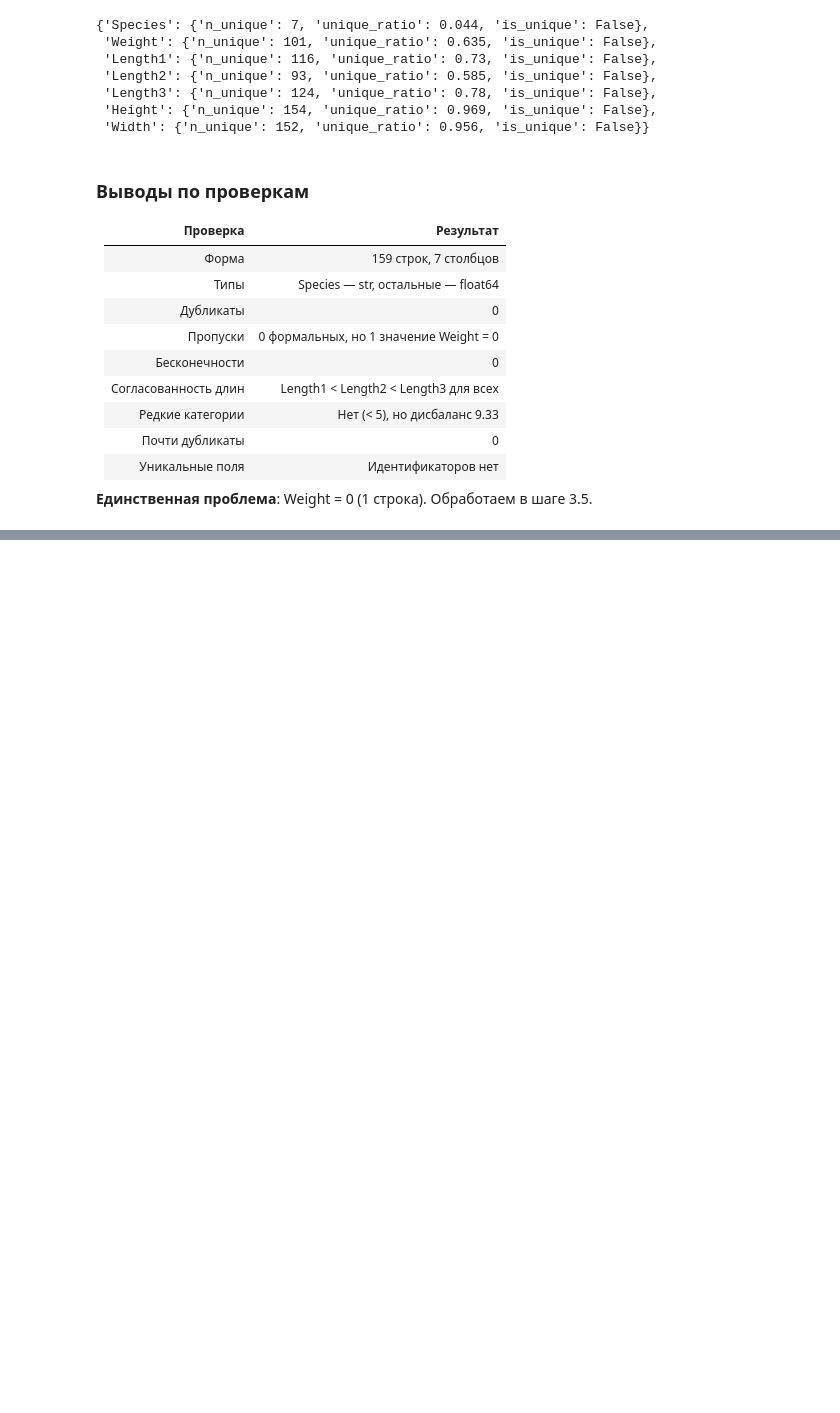
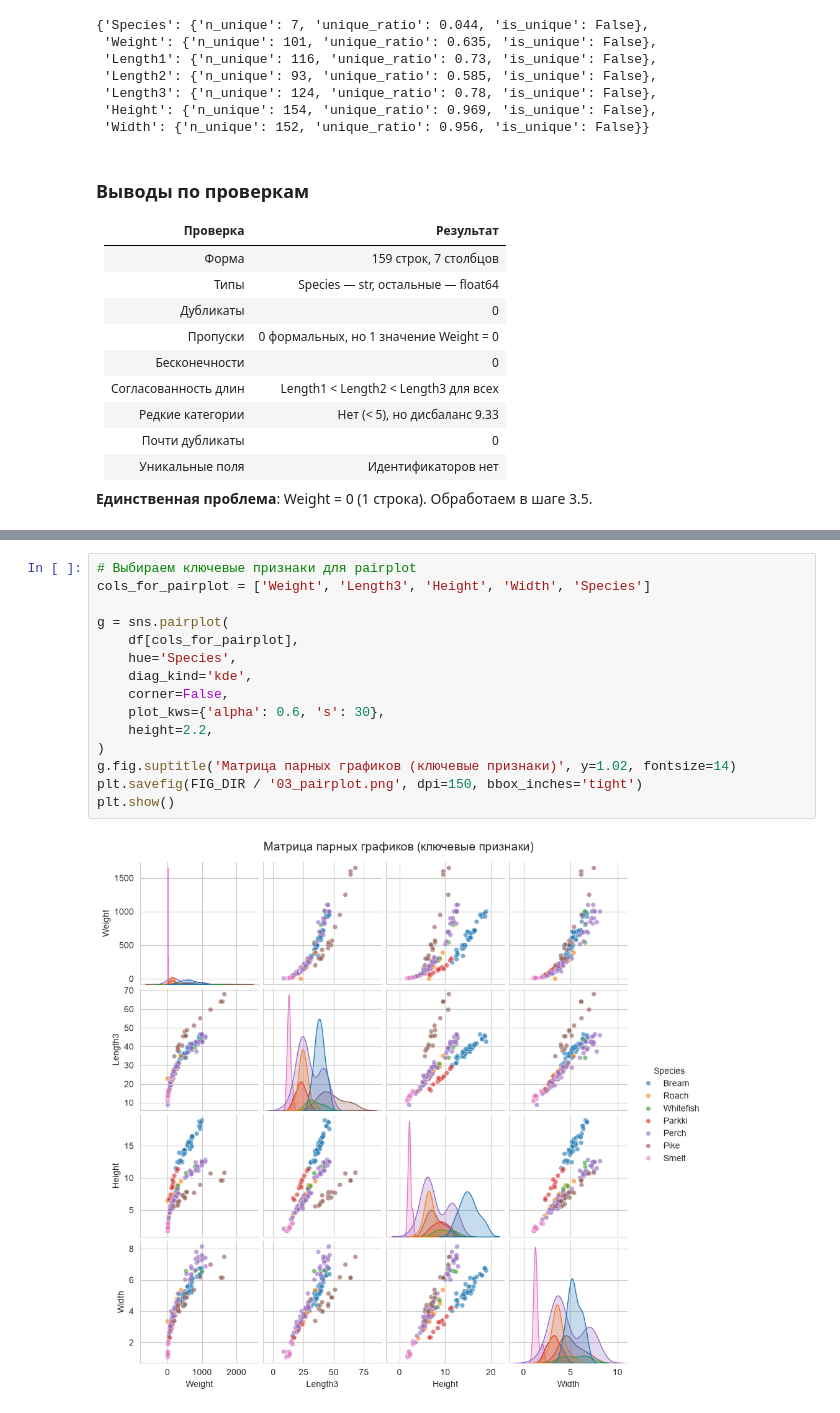
Before and after one commit to AnnaShefer3/lab1-fish-dimensions, a Jupyter notebook: notebooks/01-eda.ipynb, the cells around one changed output, grey strips where cells are left out. Cells and saved outputs as stored; diff of their text form; blank space fills up the shorter version.

```diff
--- a/notebooks/01-eda.ipynb
+++ b/notebooks/01-eda.ipynb
@@ -209,0 +294,17 @@ check_unique_fields(df)
+# %%
+# Выбираем ключевые признаки для pairplot
+cols_for_pairplot = ['Weight', 'Length3', 'Height', 'Width', 'Species']
+
+g = sns.pairplot(
+    df[cols_for_pairplot],
+    hue='Species',
+    diag_kind='kde',
+    corner=False,
+    plot_kws={'alpha': 0.6, 's': 30},
+    height=2.2,
+)
+g.fig.suptitle('Матрица парных графиков (ключевые признаки)', y=1.02, fontsize=14)
+plt.savefig(FIG_DIR / '03_pairplot.png', dpi=150, bbox_inches='tight')
+plt.show()
+# %% [output]
+[figure, added]
```
Also changed, not shown: parts of 17 cells of this notebook, 8 other files.
